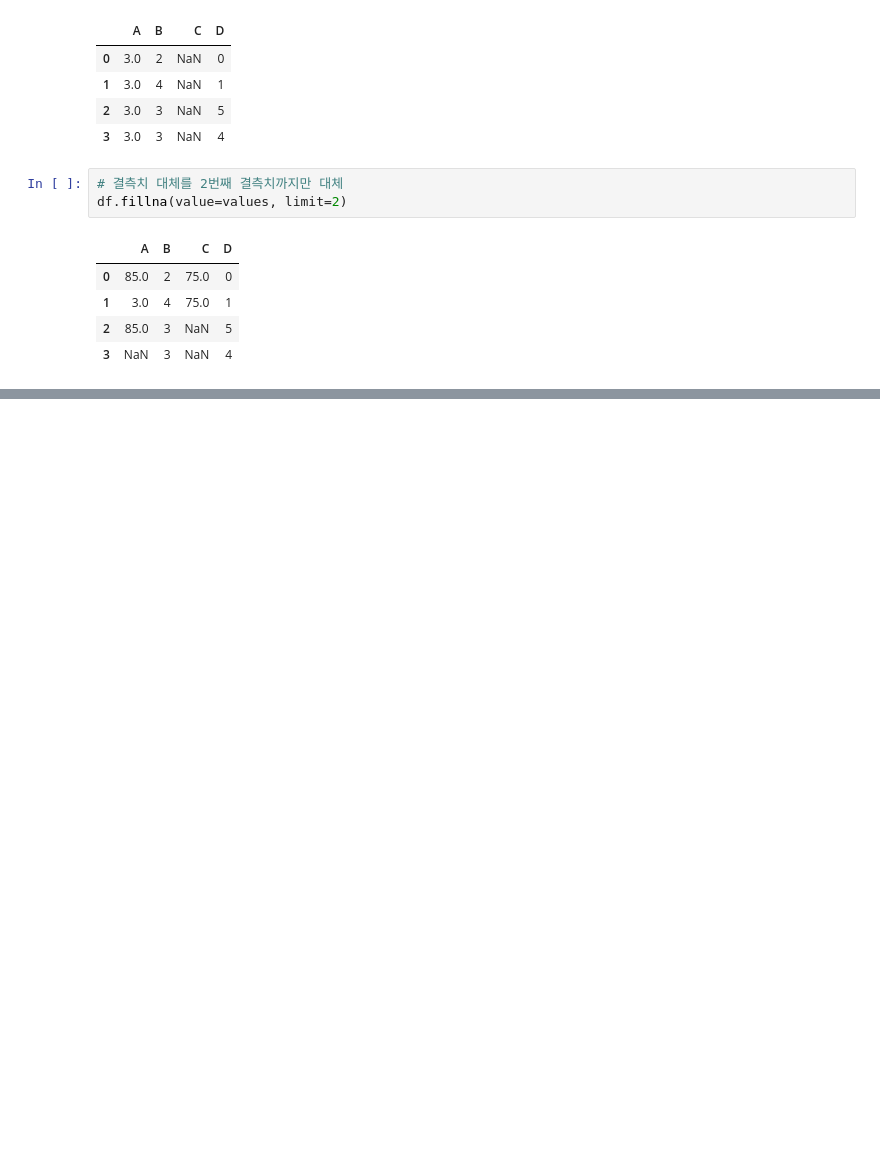
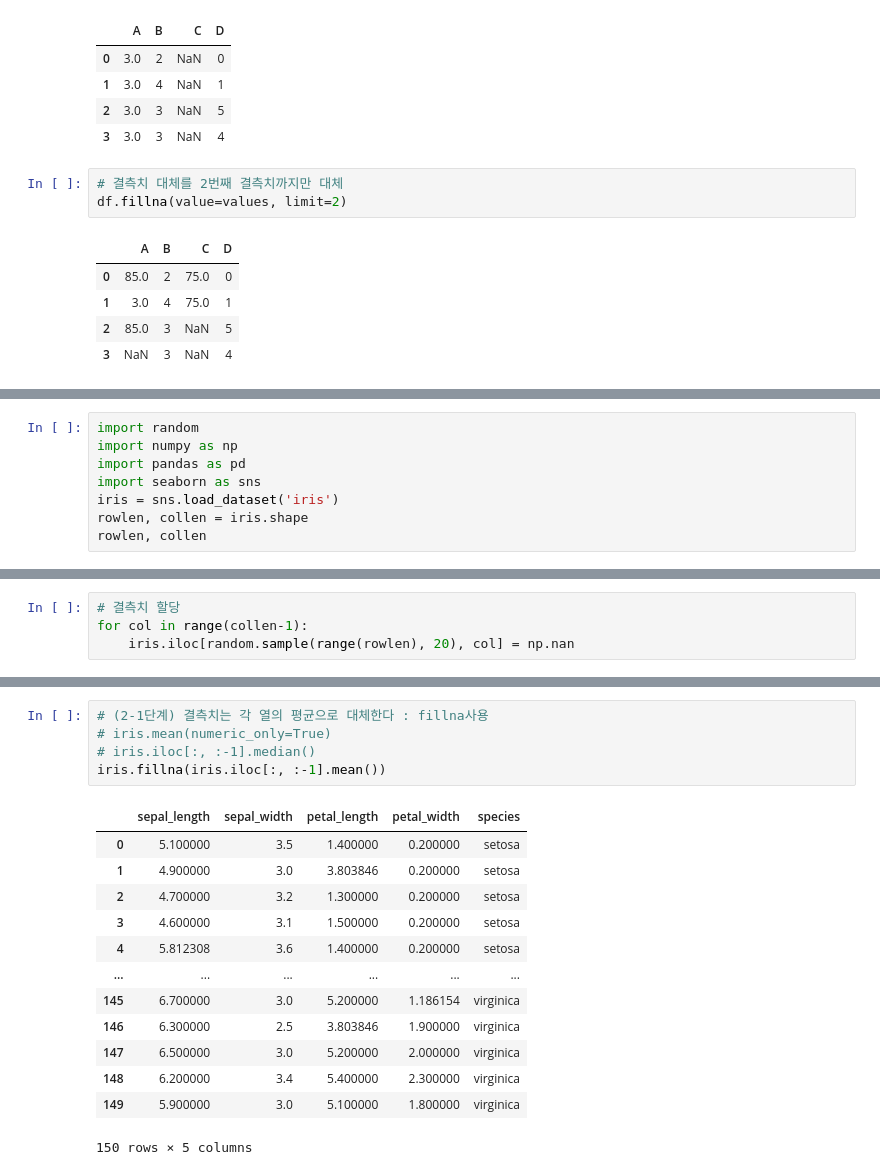
Before and after one commit to Youngsshin/ai_x, a Jupyter notebook: source/01_python/ch11_데이터프레임과시리즈(Pandas)_9절.ipynb, the cells around one changed output, grey strips where cells are left out. Saved outputs shown, nothing was run; the diff lists cells and outputs as text; blank space fills up the shorter version.

```diff
--- a/source/01_python/ch11_데이터프레임과시리즈(Pandas)_9절.ipynb
+++ b/source/01_python/ch11_데이터프레임과시리즈(Pandas)_9절.ipynb
@@ -573,0 +579,8 @@ df.fillna(value=values, limit=2)
+# %%
+import random
+import numpy as np
+import pandas as pd
+import seaborn as sns
+iris = sns.load_dataset('iris')
+rowlen, collen = iris.shape
+rowlen, collen
@@ -573,0 +591,4 @@ df.fillna(value=values, limit=2)
+# %%
+# 결측치 할당
+for col in range(collen-1):
+    iris.iloc[random.sample(range(rowlen), 20), col] = np.nan
@@ -573,0 +625,19 @@ df.fillna(value=values, limit=2)
+# %%
+# (2-1단계) 결측치는 각 열의 평균으로 대체한다 : fillna사용
+# iris.mean(numeric_only=True)
+# iris.iloc[:, :-1].median()
+iris.fillna(iris.iloc[:, :-1].mean())
+# %% [output]
+|  | sepal_length | sepal_width | petal_length | petal_width | species |
+| 0 | 5.100000 | 3.5 | 1.400000 | 0.200000 | setosa |
+| 1 | 4.900000 | 3.0 | 3.803846 | 0.200000 | setosa |
+| 2 | 4.700000 | 3.2 | 1.300000 | 0.200000 | setosa |
+| 3 | 4.600000 | 3.1 | 1.500000 | 0.200000 | setosa |
+| 4 | 5.812308 | 3.6 | 1.400000 | 0.200000 | setosa |
+| ... | ... | ... | ... | ... | ... |
+| 145 | 6.700000 | 3.0 | 5.200000 | 1.186154 | virginica |
+| 146 | 6.300000 | 2.5 | 3.803846 | 1.900000 | virginica |
+| 147 | 6.500000 | 3.0 | 5.200000 | 2.000000 | virginica |
+| 148 | 6.200000 | 3.4 | 5.400000 | 2.300000 | virginica |
+| 149 | 5.900000 | 3.0 | 5.100000 | 1.800000 | virginica |
+150 rows × 5 columns
```
Also changed, not shown: parts of 60 cells of this notebook, 4 other files.
